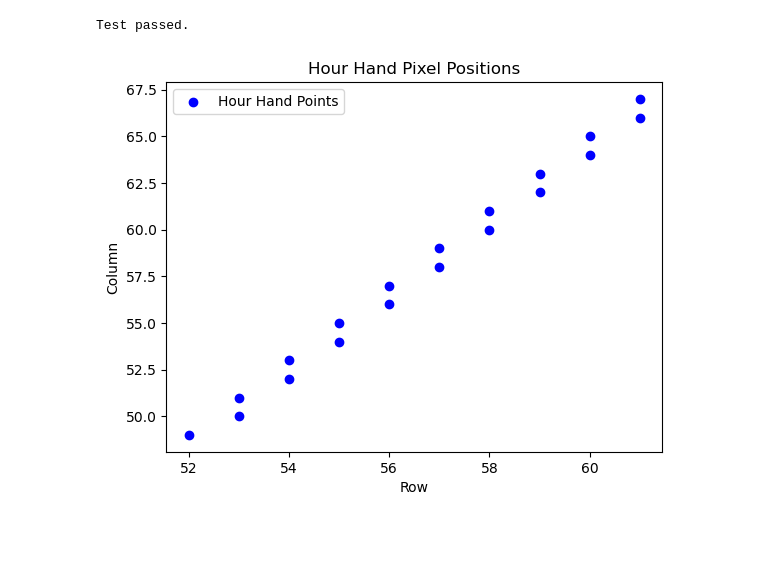
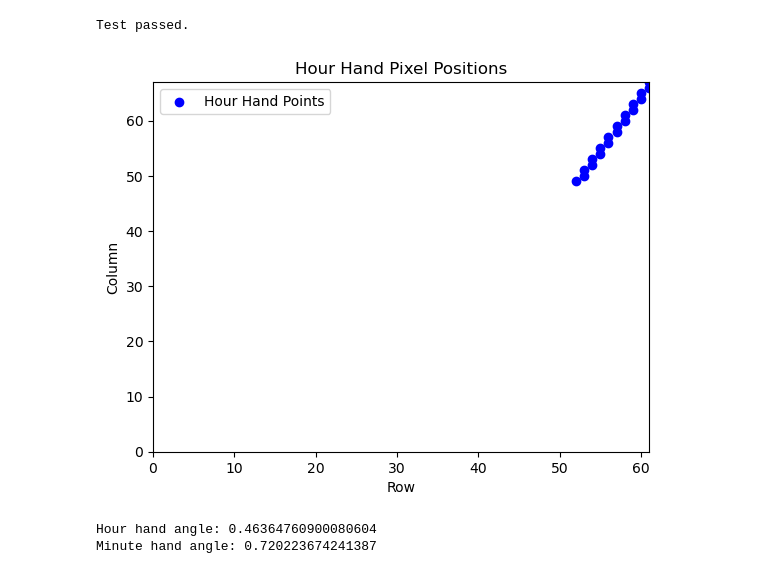
Before and after one commit to Chenji-s/test1, a Jupyter notebook: projrct1.ipynb, the cells around one changed output. Cells and saved outputs as stored; diff of their text form; code cells hidden in the pictures; blank space fills up the shorter version.

```diff
--- a/projrct1.ipynb
+++ b/projrct1.ipynb
@@ -36,27 +36,30 @@ Test passed.
 # %%
 importlib.reload(qc);
 import numpy as np
 import matplotlib.pyplot as plt
 hour_pixels = np.loadtxt('/Users/chenji/Desktop/project-1-Chenji-s_副本/testing/task3_hourhand.txt')
 minute_pixels = np.loadtxt('/Users/chenji/Desktop/project-1-Chenji-s_副本/testing/task3_minutehand.txt')
 
 rows = hour_pixels[:, 0]
 cols = hour_pixels[:, 1]
 # 绘制点的位置
 plt.scatter(rows, cols, color='blue', label='Hour Hand Points')
 
 # 添加标签和标题
 plt.xlabel('Row')
 plt.ylabel('Column')
 plt.title('Hour Hand Pixel Positions')
 
+# 设置x轴和y轴从0开始
+plt.xlim(0, max(rows))  # x轴从0开始，最大值为rows的最大值
+plt.ylim(0, max(cols))  # y轴从0开始，最大值为cols的最大值
 # 显示图例
 plt.legend()
 
 # 显示图像
 plt.show()
 # %% [output]
-[figure, old version]
+[figure, new version]
 # %%
 importlib.reload(qc)
 
@@ -70,9 +73,6 @@ angle_minute = qc.get_angle(minute_pixels)
 
 print(f"Hour hand angle: {angle_hour}")
 print(f"Minute hand angle: {angle_minute}")
-
-# 检查角度是否与预期一致
-assert round(angle_hour, 1) == 2.0
-assert round(angle_minute, 1) == 5.4
-
-print('Test passed.')
+# %% [output]
+Hour hand angle: 0.46364760900080604
+Minute hand angle: 0.720223674241387
```
